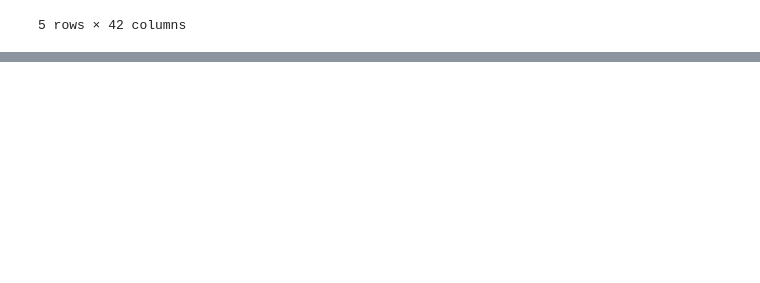
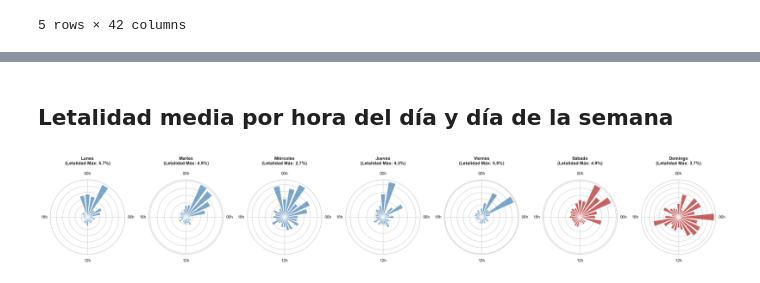
Before and after one commit to eloylozano/viarisk, a Jupyter notebook: notebooks/02_eda_visualizacion_dgt.ipynb, the cells around one changed output, grey strips where cells are left out. Cells and saved outputs as stored; diff of their text form; code cells hidden in the pictures; blank space fills up the shorter version.

```diff
--- a/notebooks/02_eda_visualizacion_dgt.ipynb
+++ b/notebooks/02_eda_visualizacion_dgt.ipynb
@@ -117,0 +74,3 @@ plt.show()
+# %%
+# Índice de Letalidad: fallecidos por cada 100 víctimas
+df['INDICE_LETALIDAD'] = (df['TOTAL_MU24H'] / df['TOTAL_VICTIMAS_24H']) * 100
@@ -117,0 +182,50 @@ plt.show()
+# %% [markdown]
+## Letalidad media por hora del día y día de la semana
+# %%
+# 1. Definimos la traducción de números a nombres
+# Importante: En la DGT, el 1 suele ser Lunes (pero a veces el 1 es Domingo, compruébalo)
+mapa_dias = {
+    1: 'Lunes', 2: 'Martes', 3: 'Miércoles', 4: 'Jueves',
+    5: 'Viernes', 6: 'Sábado', 7: 'Domingo'
+}
+
+# 2. Obtenemos los números de días que existen en el dataset y los ordenamos
+dias_numeros = sorted(df_filtrado['DIA_SEMANA'].unique())
+
+# 3. Creamos la figura con un reloj por cada número detectado
+fig, axes = plt.subplots(1, len(dias_numeros), figsize=(26, 6), subplot_kw={'projection': 'polar'})
+
+# Si solo hay un día, axes no es una lista, lo convertimos
+if len(dias_numeros) == 1: axes = [axes]
+
+for i, num_dia in enumerate(dias_numeros):
+    ax = axes[i]
+
+    # Filtramos por el NÚMERO del día
+    df_dia = df_filtrado[df_filtrado['DIA_SEMANA'] == num_dia]
+
+    # Agrupamos por hora (0-23)
+    stats_dia = df_dia.groupby('HORA')['INDICE_LETALIDAD'].mean().reindex(range(24), fill_value=0)
+
+    theta = np.linspace(0, 2*np.pi, 24, endpoint=False)
+    radii = stats_dia.values
+
+    # Color: Rojo para el fin de semana (6 y 7)
+    color_bar = 'firebrick' if num_dia in [6, 7] else 'steelblue'
+    ax.bar(theta, radii, width=0.2, bottom=0.0, color=color_bar, alpha=0.7)
+
+    # Título usando el mapa de nombres
+    nombre_dia = mapa_dias.get(num_dia, f"Día {num_dia}")
+    ax.set_title(f"{nombre_dia}\n(Letalidad Máx: {radii.max():.1f}%)", fontsize=12, fontweight='bold', pad=20)
+
+    # Configuración del reloj
+    ax.set_theta_zero_location('N')
+    ax.set_theta_direction(-1)
+    ax.set_xticks(np.linspace(0, 2*np.pi, 4, endpoint=False))
+    ax.set_xticklabels(['00h', '06h', '12h', '18h'])
+    ax.set_yticklabels([])
+
+plt.tight_layout()
+plt.show()
+# %% [output]
+[figure, added]
```
Also changed, not shown: parts of 21 cells of this notebook, 3 other files.
